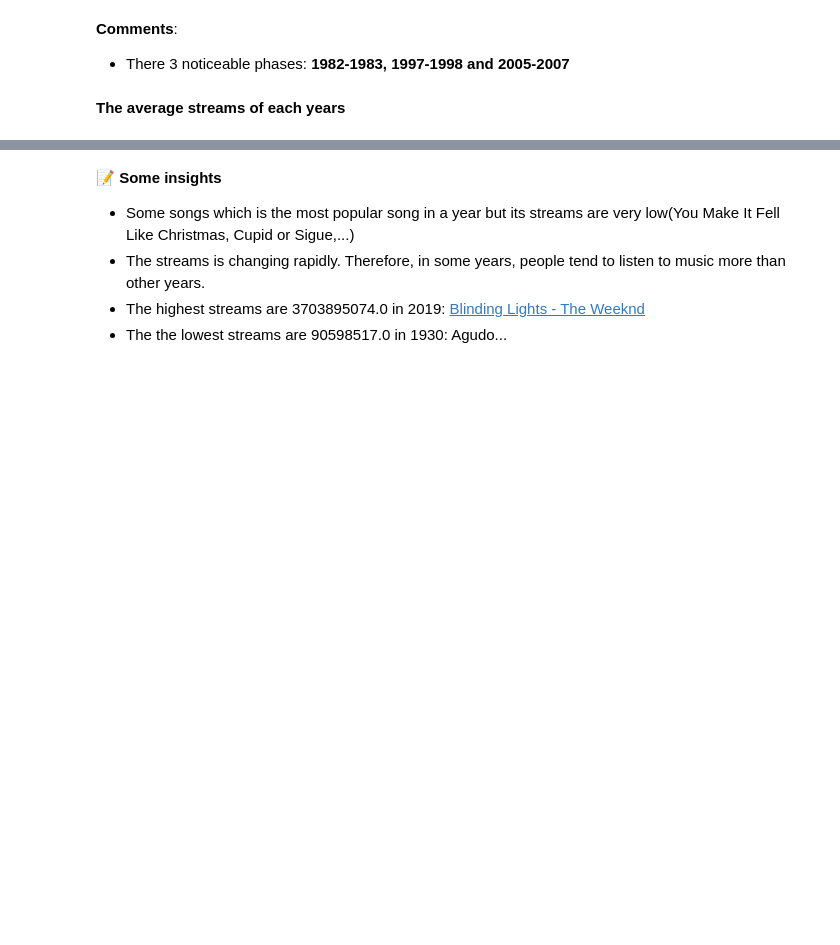
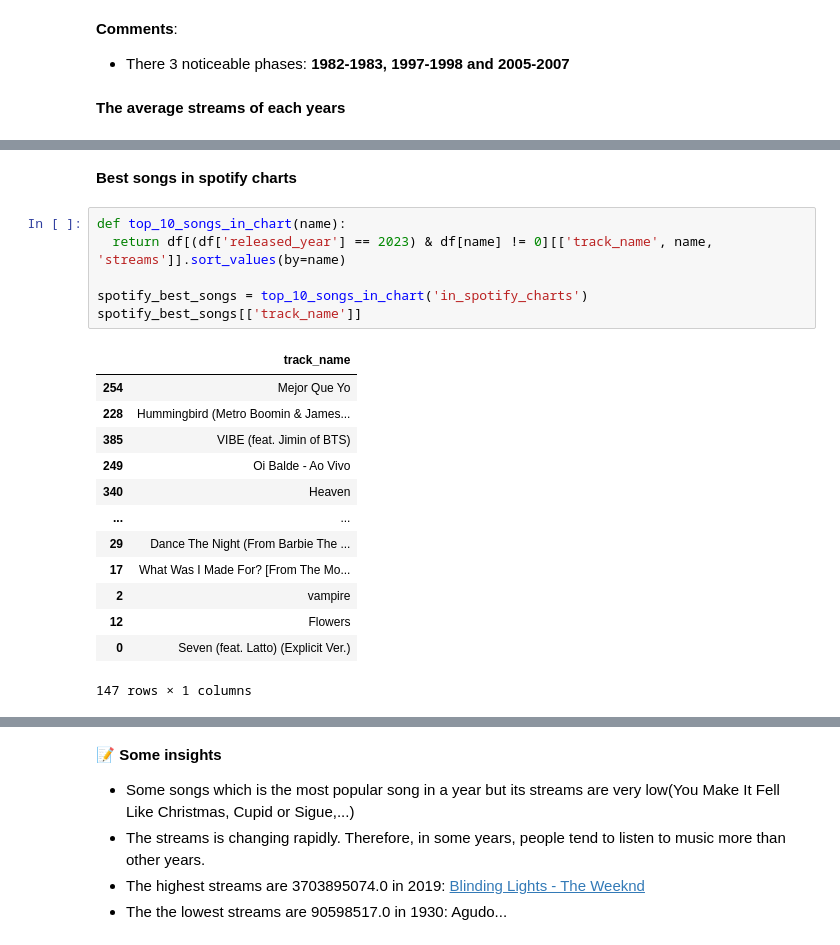
Before and after one commit to khanhnhan1512/Final-Project-DS-Programming, a Jupyter notebook: 03-Question_1.ipynb, the cells around one changed output, grey strips where cells are left out. Drawn from its saved outputs; the diff is of its cells as text; blank space fills up the shorter version.

```diff
--- a/03-Question_1.ipynb
+++ b/03-Question_1.ipynb
@@ -190,0 +198,22 @@ plt.plot(avg_stream_df.index, avg_stream_df.values);
+# %% [markdown]
+**Best songs in spotify charts**
+# %%
+def top_10_songs_in_chart(name):
+  return df[(df['released_year'] == 2023) & df[name] != 0][['track_name', name, 'streams']].sort_values(by=name)
+
+spotify_best_songs = top_10_songs_in_chart('in_spotify_charts')
+spotify_best_songs[['track_name']]
+# %% [output]
+|  | track_name |
+| 254 | Mejor Que Yo |
+| 228 | Hummingbird (Metro Boomin & James... |
+| 385 | VIBE (feat. Jimin of BTS) |
+| 249 | Oi Balde - Ao Vivo |
+| 340 | Heaven |
+| ... | ... |
+| 29 | Dance The Night (From Barbie The ... |
+| 17 | What Was I Made For? [From The Mo... |
+| 2 | vampire |
+| 12 | Flowers |
+| 0 | Seven (feat. Latto) (Explicit Ver.) |
+147 rows × 1 columns
```
Also changed, not shown: parts of 20 cells of this notebook.
